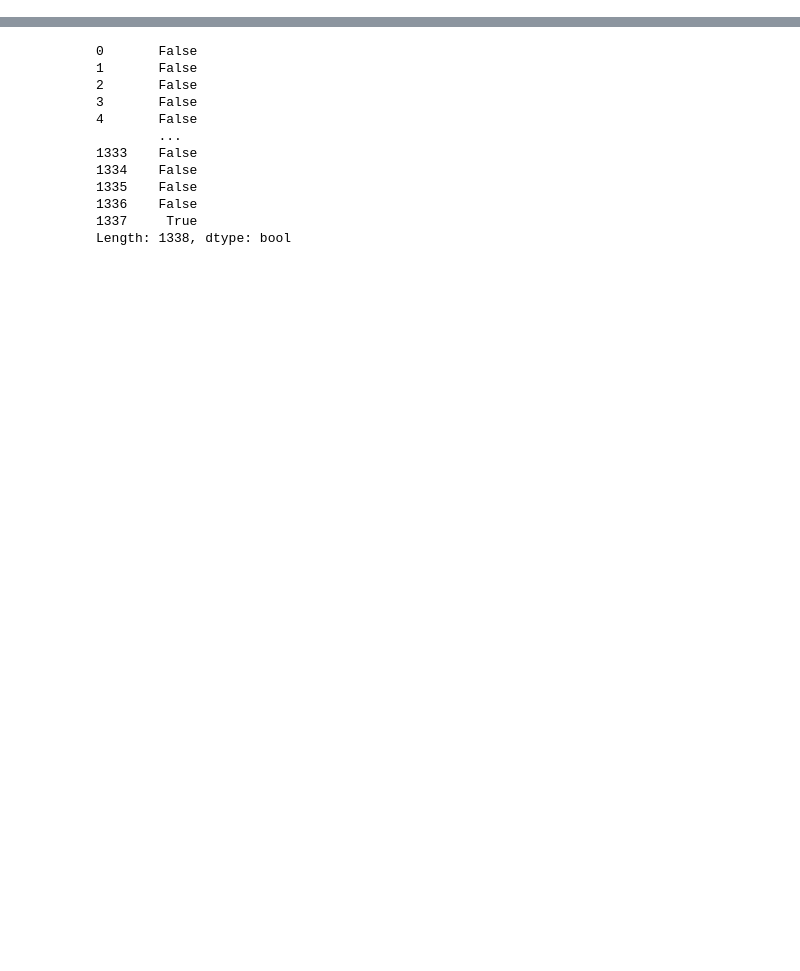
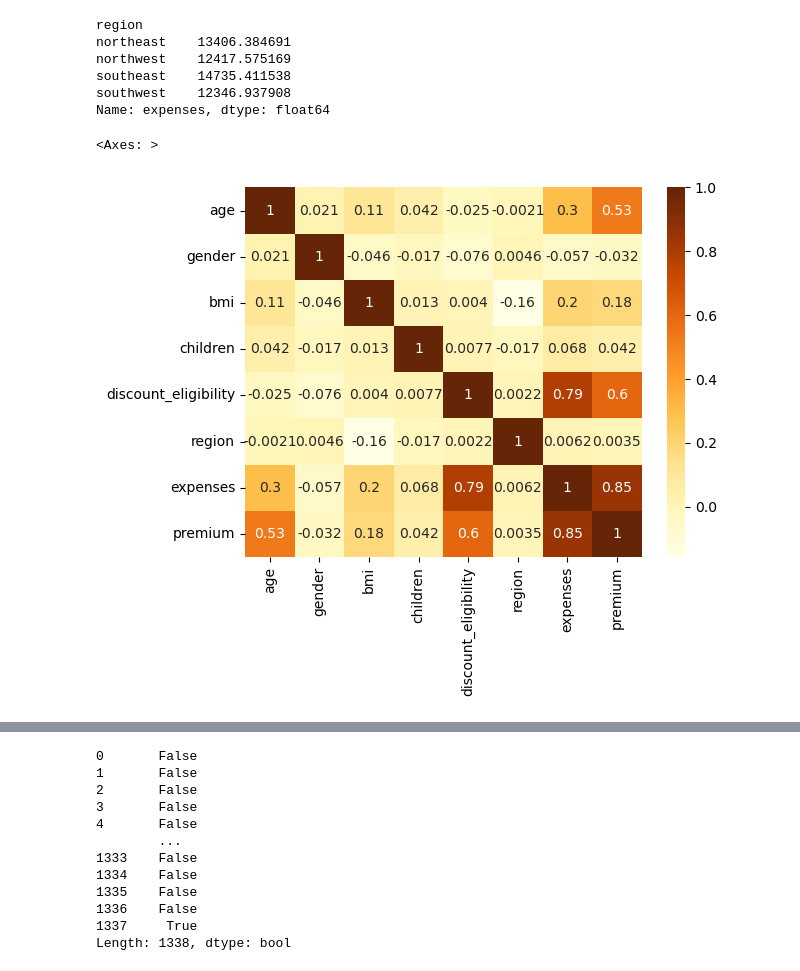
Before and after one commit to heydari-elahe/Machine-Learning-Projects-ScikitLearn, a Jupyter notebook: medical insuranse_LinearRegression.ipynb, the cells around one changed output, grey strips where cells are left out. Saved outputs shown, nothing was run; the diff lists cells and outputs as text; code cells hidden in the pictures; blank space fills up the shorter version.

```diff
--- a/medical insuranse_LinearRegression.ipynb
+++ b/medical insuranse_LinearRegression.ipynb
@@ -24,0 +67,9 @@ data
+# %%
+data.groupby('region')['expenses'].mean()
+# %% [output]
+region
+northeast    13406.384691
+northwest    12417.575169
+southeast    14735.411538
+southwest    12346.937908
+Name: expenses, dtype: float64
@@ -24,0 +81,5 @@ data
+# %%
+sns.heatmap(data.corr(), annot=True, cmap='YlOrBr')
+# %% [output]
+<Axes: >
+[figure, added]
```
Also changed, not shown: parts of 24 cells of this notebook, 1 other file.
